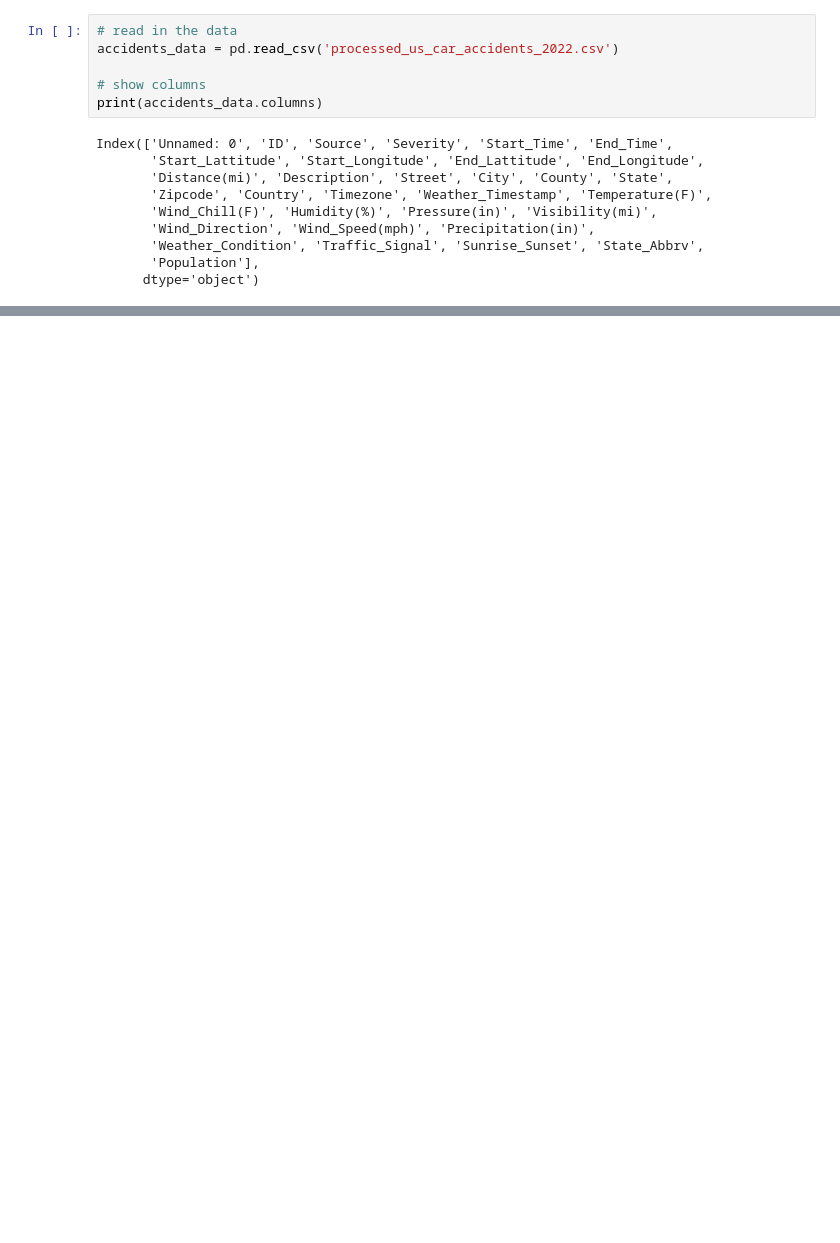
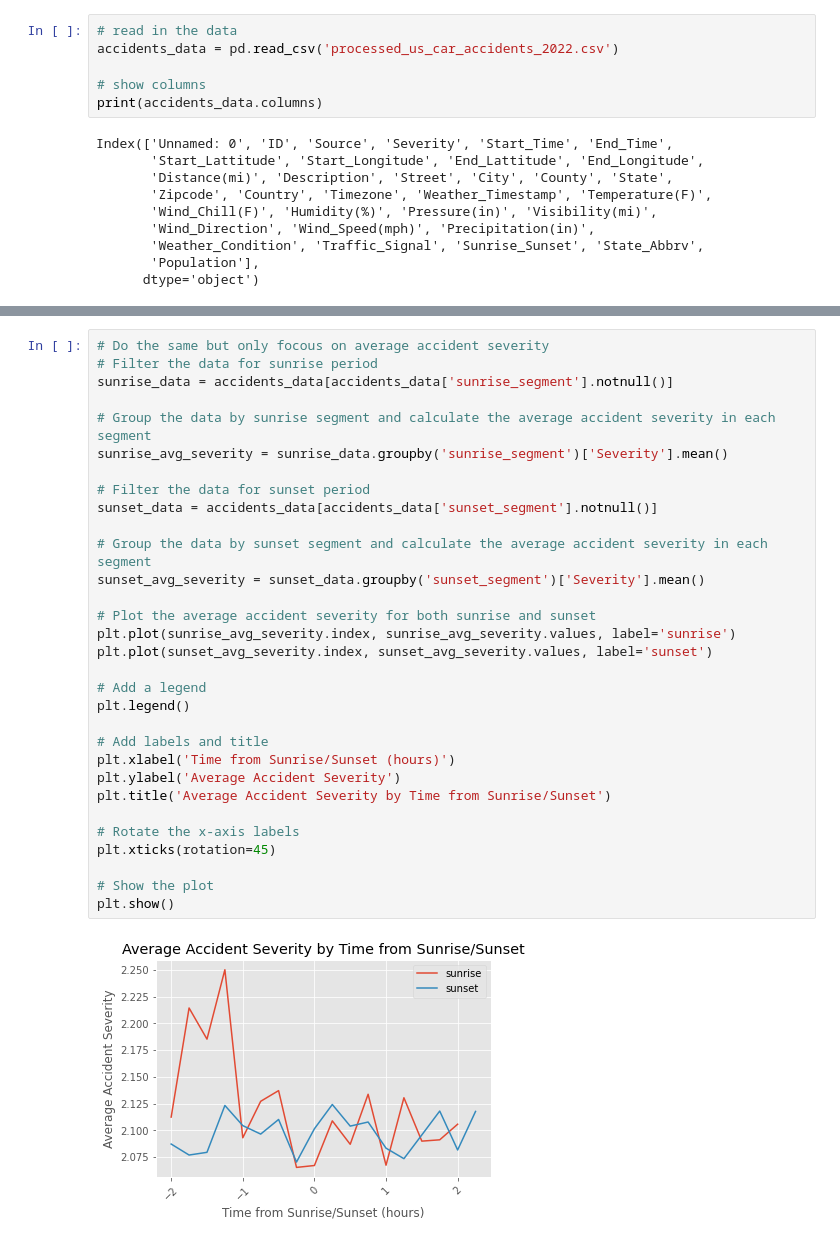
Before and after one commit to hoangttrang/eda-final, a Jupyter notebook: sunrise_sunset_data_clean.ipynb, the cells around one changed output, grey strips where cells are left out. Saved outputs shown, nothing was run; the diff lists cells and outputs as text; blank space fills up the shorter version.

```diff
--- a/sunrise_sunset_data_clean.ipynb
+++ b/sunrise_sunset_data_clean.ipynb
@@ -156,0 +255,33 @@ Predicted Direction: North
+# %%
+# Do the same but only focous on average accident severity
+# Filter the data for sunrise period
+sunrise_data = accidents_data[accidents_data['sunrise_segment'].notnull()]
+
+# Group the data by sunrise segment and calculate the average accident severity in each segment
+sunrise_avg_severity = sunrise_data.groupby('sunrise_segment')['Severity'].mean()
+
+# Filter the data for sunset period
+sunset_data = accidents_data[accidents_data['sunset_segment'].notnull()]
+
+# Group the data by sunset segment and calculate the average accident severity in each segment
+sunset_avg_severity = sunset_data.groupby('sunset_segment')['Severity'].mean()
+
+# Plot the average accident severity for both sunrise and sunset
+plt.plot(sunrise_avg_severity.index, sunrise_avg_severity.values, label='sunrise')
+plt.plot(sunset_avg_severity.index, sunset_avg_severity.values, label='sunset')
+
+# Add a legend
+plt.legend()
+
+# Add labels and title
+plt.xlabel('Time from Sunrise/Sunset (hours)')
+plt.ylabel('Average Accident Severity')
+plt.title('Average Accident Severity by Time from Sunrise/Sunset')
+
+# Rotate the x-axis labels
+plt.xticks(rotation=45)
+
+# Show the plot
+plt.show()
+# %% [output]
+[figure, added]
```
Also changed, not shown: parts of 28 cells of this notebook.
